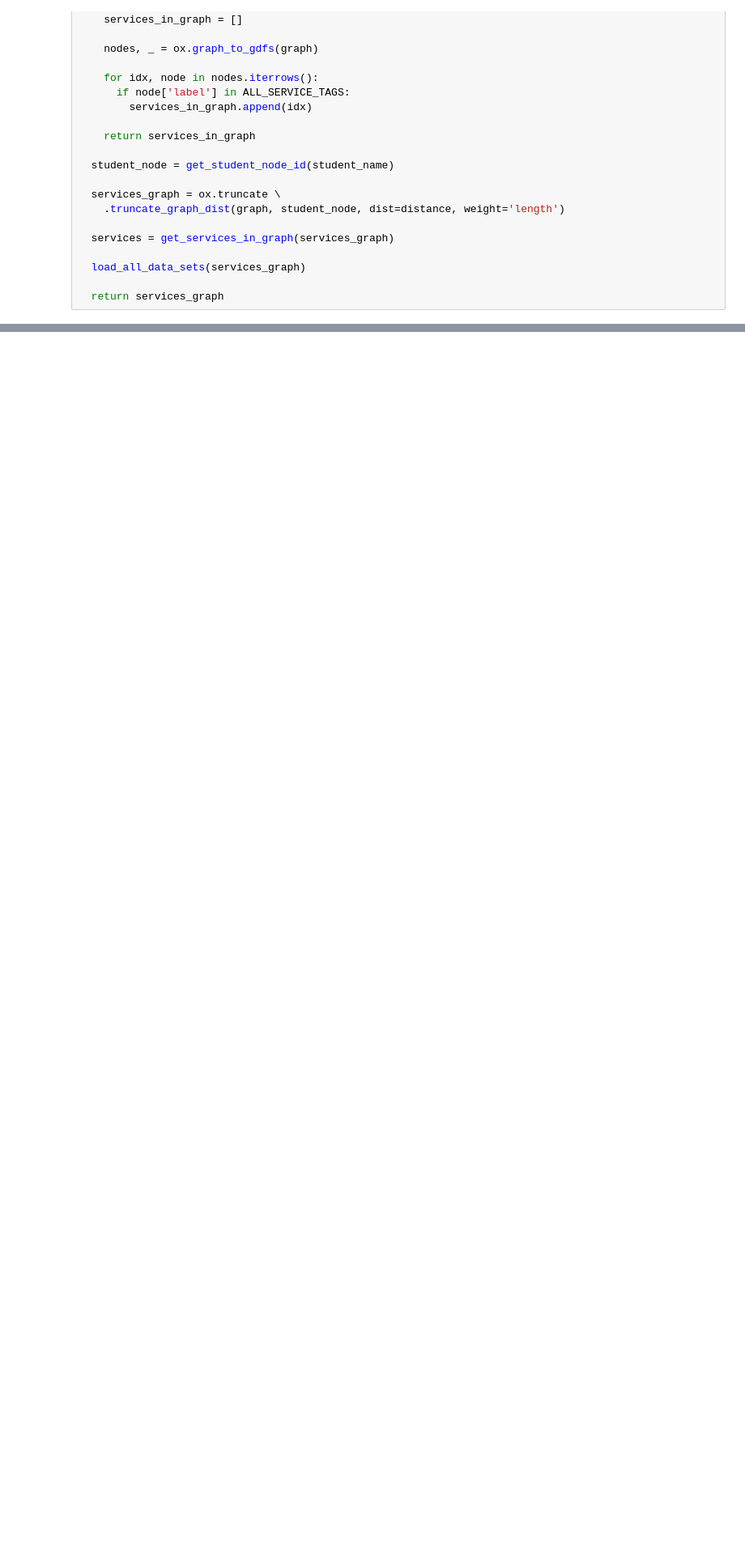
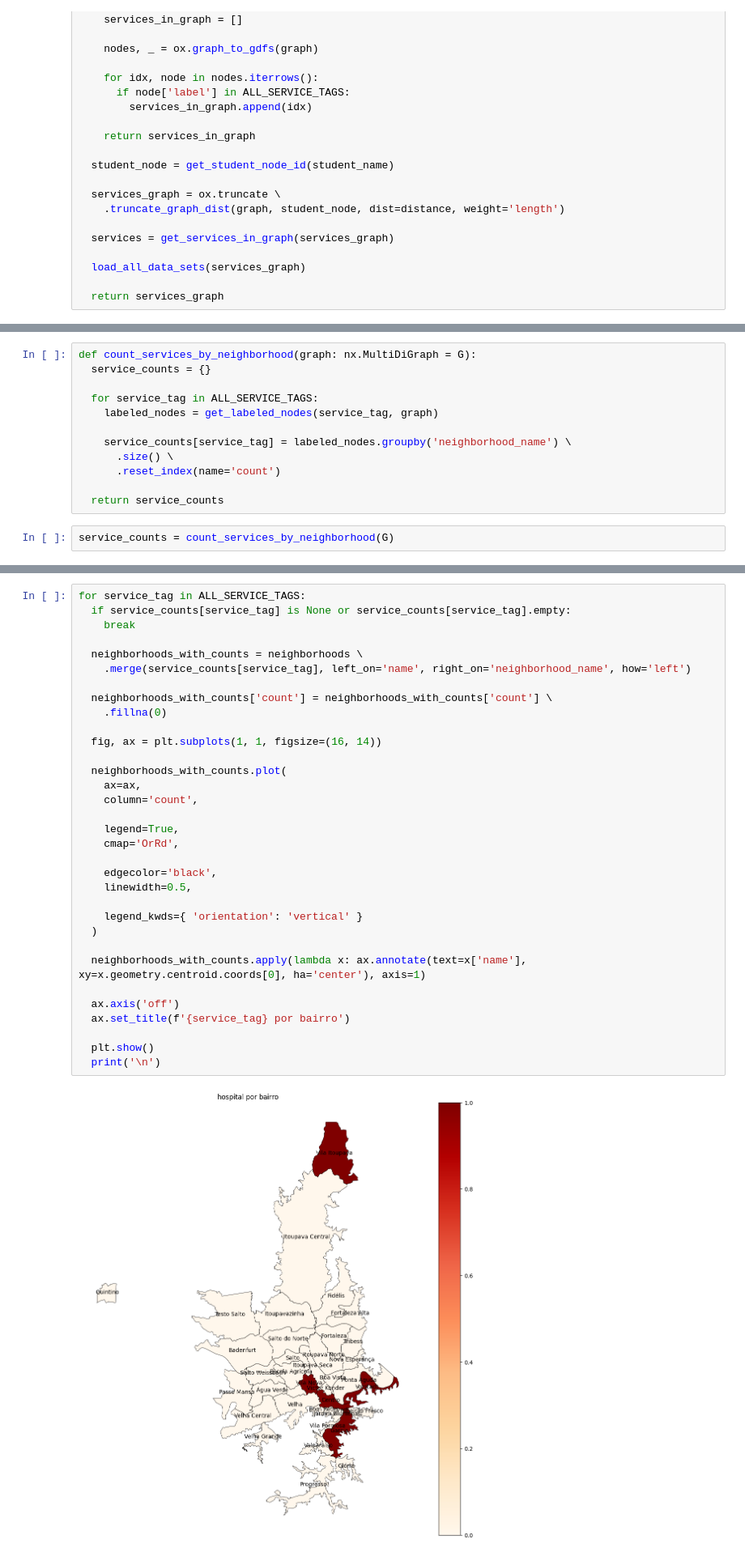
Before and after one commit to lemuel-manske/city-block, a Jupyter notebook: city.ipynb, the cells around one changed output, grey strips where cells are left out. Shown at 81% size. Cells and saved outputs as stored; diff of their text form; blank space fills up the shorter version.

Commit message:
services by neighborhood heatmap

```diff
--- a/city.ipynb
+++ b/city.ipynb
@@ -423,0 +414,14 @@ m
+# %%
+def count_services_by_neighborhood(graph: nx.MultiDiGraph = G):
+  service_counts = {}
+
+  for service_tag in ALL_SERVICE_TAGS:
+    labeled_nodes = get_labeled_nodes(service_tag, graph)
+
+    service_counts[service_tag] = labeled_nodes.groupby('neighborhood_name') \
+      .size() \
+      .reset_index(name='count')
+
+  return service_counts
+# %%
+service_counts = count_services_by_neighborhood(G)
@@ -423,0 +436,35 @@ m
+# %%
+for service_tag in ALL_SERVICE_TAGS:
+  if service_counts[service_tag] is None or service_counts[service_tag].empty:
+    break
+
+  neighborhoods_with_counts = neighborhoods \
+    .merge(service_counts[service_tag], left_on='name', right_on='neighborhood_name', how='left')
+
+  neighborhoods_with_counts['count'] = neighborhoods_with_counts['count'] \
+    .fillna(0)
+
+  fig, ax = plt.subplots(1, 1, figsize=(16, 14))
+
+  neighborhoods_with_counts.plot(
+    ax=ax,
+    column='count',
+
+    legend=True,
+    cmap='OrRd',
+
+    edgecolor='black',
+    linewidth=0.5,
+
+    legend_kwds={ 'orientation': 'vertical' }
+  )
+
+  neighborhoods_with_counts.apply(lambda x: ax.annotate(text=x['name'], xy=x.geometry.centroid.coords[0], ha='center'), axis=1)
+
+  ax.axis('off')
+  ax.set_title(f'{service_tag} por bairro')
+
+  plt.show()
+  print('\n')
+# %% [output]
+[figure, added]
```
Also changed, not shown: parts of 8 cells of this notebook.
